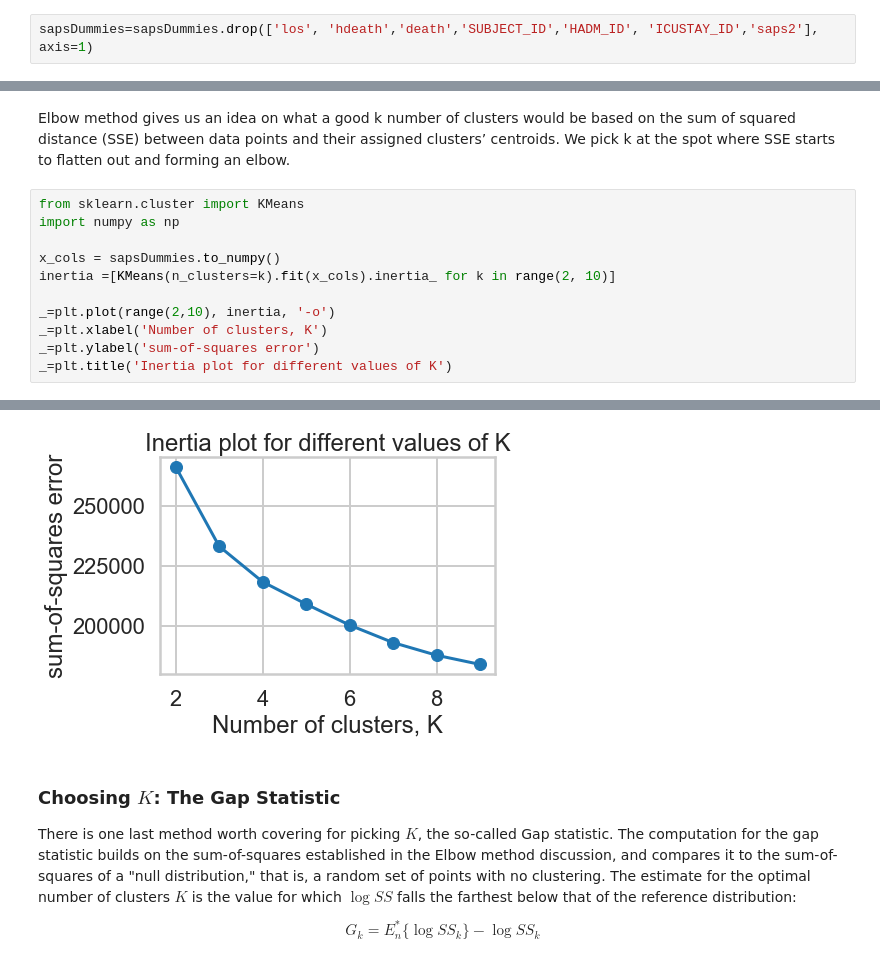
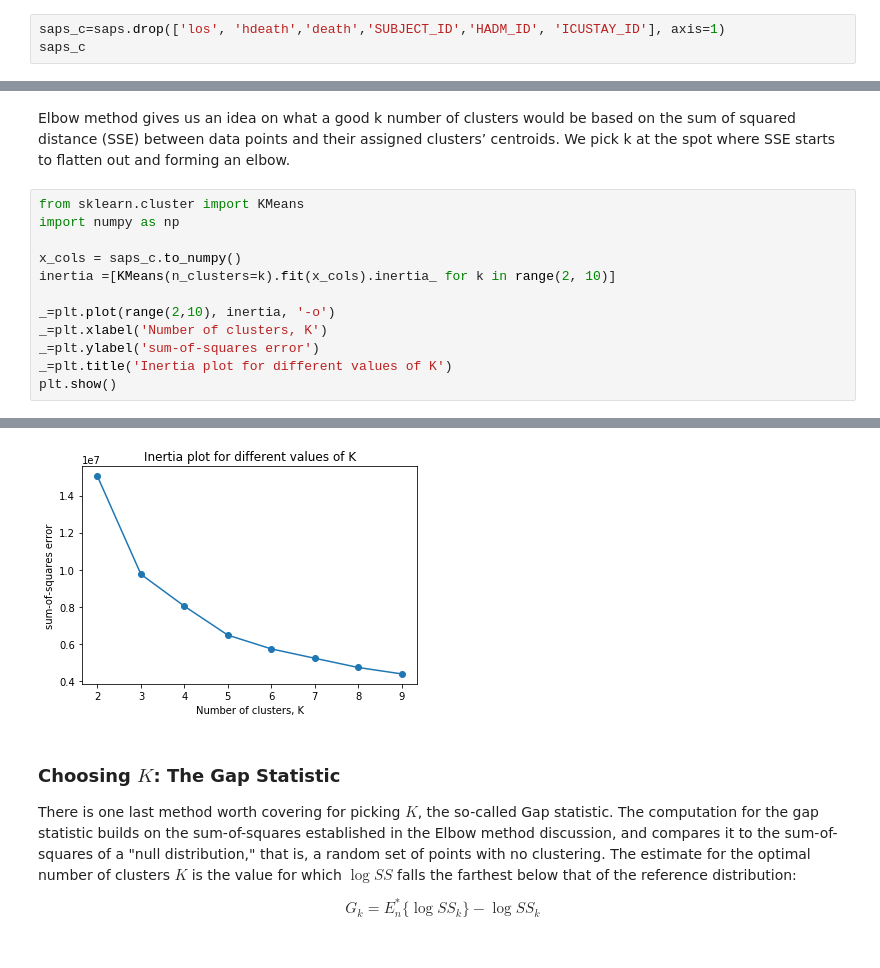
Before and after one commit to abebual/Clinical-Deterioration-Prediction-Model---Clustering, a Jupyter notebook: Clinical Deterioration Prediction Model - Clustering.ipynb, the cells around one changed output, grey strips where cells are left out. Saved outputs shown, nothing was run; the diff lists cells and outputs as text.

```diff
--- a/Clinical Deterioration Prediction Model - Clustering.ipynb
+++ b/Clinical Deterioration Prediction Model - Clustering.ipynb
@@ -99,2 +51,3 @@ sapsDummies
 # %%
-sapsDummies=sapsDummies.drop(['los', 'hdeath','death','SUBJECT_ID','HADM_ID', 'ICUSTAY_ID','saps2'], axis=1)
+saps_c=saps.drop(['los', 'hdeath','death','SUBJECT_ID','HADM_ID', 'ICUSTAY_ID'], axis=1)
+saps_c
@@ -139,13 +83,14 @@ Elbow method gives us an idea on what a good k number of clusters would be based
 from sklearn.cluster import KMeans
 import numpy as np
 
-x_cols = sapsDummies.to_numpy()
+x_cols = saps_c.to_numpy()
 inertia =[KMeans(n_clusters=k).fit(x_cols).inertia_ for k in range(2, 10)]
 
 _=plt.plot(range(2,10), inertia, '-o')
 _=plt.xlabel('Number of clusters, K')
 _=plt.ylabel('sum-of-squares error')
 _=plt.title('Inertia plot for different values of K')
+plt.show()
 # %% [output]
 [interactive output not drawn]
 [interactive output not drawn]
@@ -154,4 +100,4 @@ _=plt.title('Inertia plot for different values of K')
-[figure, old version]
+[figure, new version]
 # %% [markdown]
 ### Choosing $K$: The Gap Statistic
 
```
Also changed, not shown: parts of 22 cells of this notebook.
